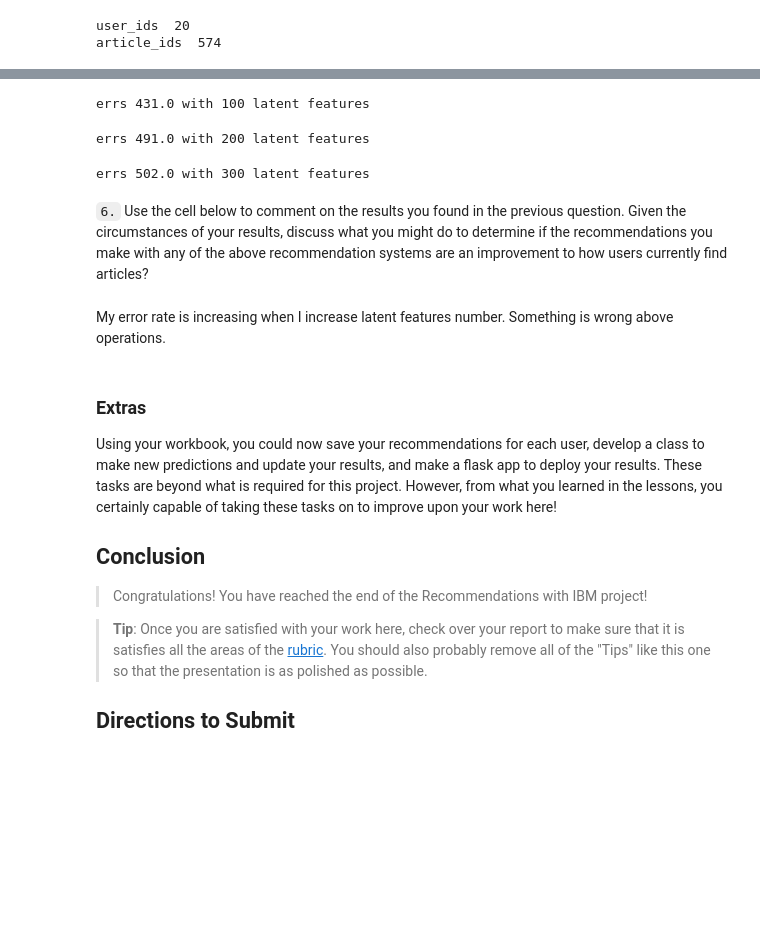
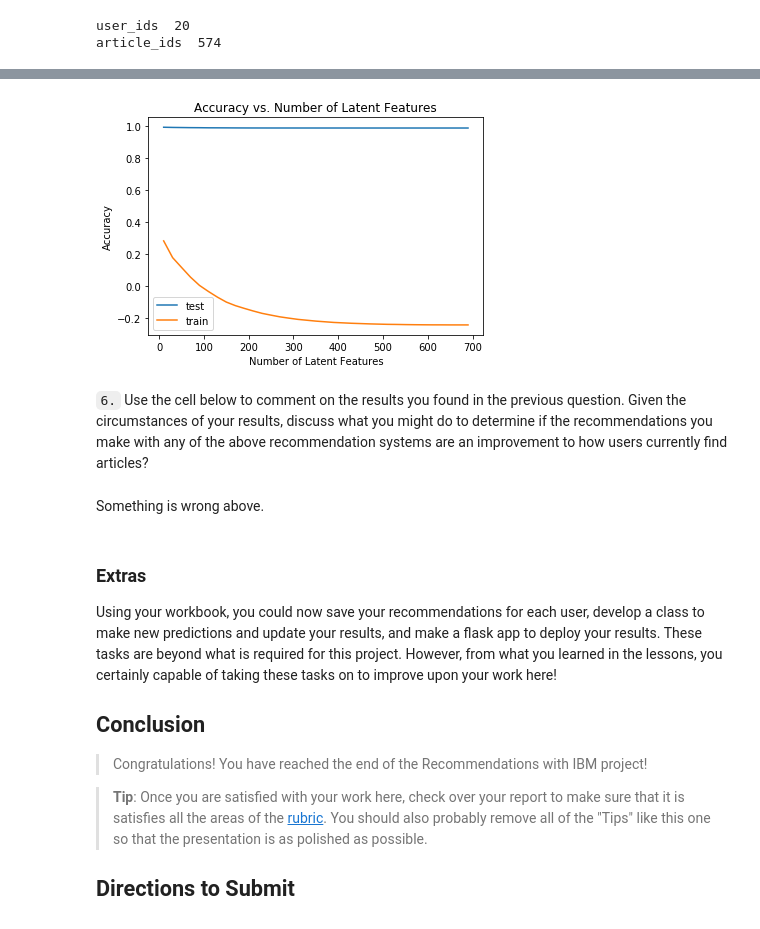
Before and after one commit to kavasoglu/recommendations_with_ibm, a Jupyter notebook: Recommendations_with_IBM.ipynb, the cells around one changed output, grey strips where cells are left out. Saved outputs shown, nothing was run; the diff lists cells and outputs as text; code cells hidden in the pictures; blank space fills up the shorter version.

```diff
--- a/Recommendations_with_IBM.ipynb
+++ b/Recommendations_with_IBM.ipynb
@@ -813,8 +816,14 @@ user_train_filtered  (20, 574)
 user_test_filtered  (20, 574)
 # %%
-def reshape_svd(n_users, n_features, n_articles):
+def reshape_svd(n_features, n_users, n_articles):
     u_new = u[:n_users, :n_features]
     s_new = np.zeros((n_features, n_features))
     s_new[:n_features, :n_features] = np.diag(s[:n_features])
     vt_new = vt[:n_features, :n_articles]
     return u_new, s_new, vt_new
+
+def calculate_error(n_features,df,n_users,n_articles):
+    u_new, s_new, vt_new = reshape_svd(n_users=n_users,n_features=n_features,n_articles=n_articles)
+    predictions = np.around(np.dot(np.dot(u_new, s_new), vt_new))
+    errs = np.sum(np.sum(np.abs(np.subtract(df, predictions))))
+    return errs
@@ -827,19 +830,28 @@ def validate_svd(n_features,n_users=20,n_articles=574):
-# %%
-validate_svd(n_features=100)
-# %% [output]
-errs 431.0 with 100 latent features
-# %%
-validate_svd(n_features=200)
-# %% [output]
-errs 491.0 with 200 latent features
-# %%
-validate_svd(n_features=300)
-# %% [output]
-errs 502.0 with 300 latent features
+# %%
+num_latent_feats = np.arange(10,700+10,20)
+sum_test_errs = []
+sum_train_errs = []
+
+for k in num_latent_feats:
+    train_err = calculate_error(k, user_item_train,n_users=user_item_train.shape[0],n_articles=user_item_train.shape[1])
+    sum_train_errs.append(train_err)
+
+for k in num_latent_feats:
+    test_err = calculate_error(k, user_test_filtered,n_users=20,n_articles=574)
+    sum_test_errs.append(test_err)
+
+plt.plot(num_latent_feats, 1 - np.array(sum_test_errs)/df.shape[0]);
+plt.plot(num_latent_feats, 1 - np.array(sum_train_errs)/df.shape[0]);
+plt.legend(['test','train'])
+plt.xlabel('Number of Latent Features');
+plt.ylabel('Accuracy');
+plt.title('Accuracy vs. Number of Latent Features');
+# %% [output]
+[figure, added]
 # %% [markdown]
 `6.` Use the cell below to comment on the results you found in the previous question. Given the circumstances of your results, discuss what you might do to determine if the recommendations you make with any of the above recommendation systems are an improvement to how users currently find articles?
-# %% [markdown]
-My error rate is increasing when I increase latent features number. Something is wrong above operations.
+# %% [markdown]
+Something is wrong above.
 # %% [markdown]
 <a id='conclusions'></a>
 ### Extras
```
Also changed, not shown: parts of 19 cells of this notebook, 1 other file.
